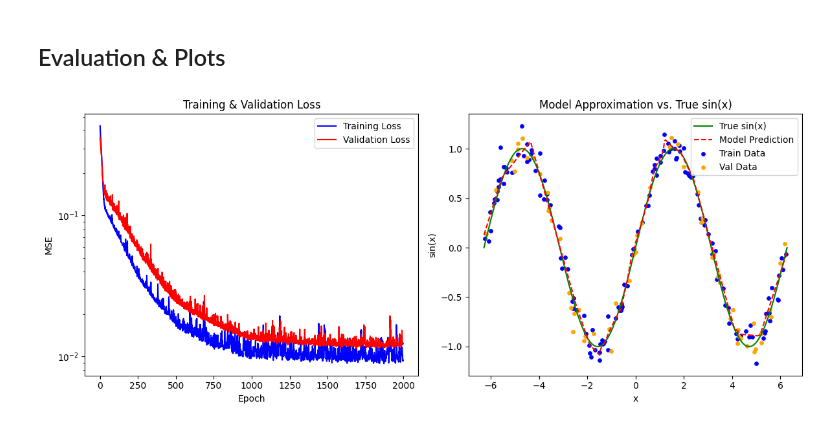
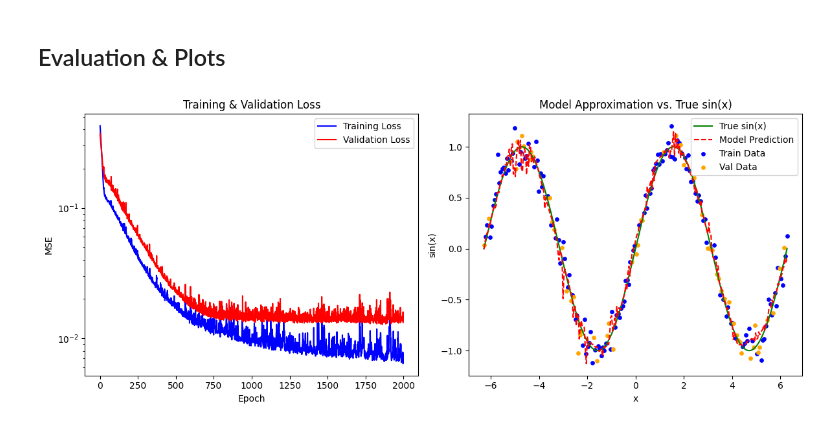
Before and after one commit to Scinawa/learning2learn, a Jupyter notebook: train.ipynb, the cells around one changed output. Drawn from its saved outputs; the diff is of its cells as text; code cells hidden in the pictures.

```diff
--- a/train.ipynb
+++ b/train.ipynb
@@ -36,7 +36,7 @@ INPUT_NOISE_STD = 0.2    # standard deviation of noise added to x
 OUTPUT_NOISE_STD = 0.1   # standard deviation of noise added to sin(x)
 
 # Model architecture
-NUM_INPUTS = 1           # we feed x only (or could feed x + noise as 2D input if you wish)
+NUM_INPUTS = 2           # we feed x only (or could feed x + noise as 2D input if you wish)
 HIDDEN_LAYERS = 2        # how many hidden layers
 HIDDEN_DIM = 32          # width of each hidden layer
 ACTIVATION = nn.ReLU()   # activation function
@@ -61,7 +61,7 @@ def generate_sin_data(
     x_interval: float,
     how: str = "linspace",
     input_noise_std: float = 0.0,
-    output_noise_std: float = 0.0
+    output_noise_std: float = 0.0,
 ):
     """
     Generates (x, sin(x)) data, splits it into training and validation sets.
@@ -91,13 +91,14 @@ def generate_sin_data(
         raise ValueError("Invalid generation method. Choose 'linspace' or 'random'.")
 
     # Add optional noise to x
-    x_noisy = x + np.random.normal(loc=0.0, scale=input_noise_std, size=total_size)
+    x_noise = np.random.normal(loc=0.0, scale=input_noise_std, size=total_size)
 
     # Generate output sin(x) with optional noise
-    y = np.sin(x_noisy) + np.random.normal(loc=0.0, scale=output_noise_std, size=total_size)
+    y_noise = np.random.normal(loc=0.0, scale=output_noise_std, size=total_size)
+    y = np.sin(x) + y_noise
 
     # Convert to torch Tensors
-    X = torch.tensor(x_noisy, dtype=torch.float32).view(-1, 1)
+    X = torch.tensor(np.stack([x, x_noise], axis=-1), dtype=torch.float32)
     Y = torch.tensor(y, dtype=torch.float32)
 
     # Create dataset
@@ -113,7 +114,7 @@ def generate_sin_data(
 
     # Extract X_train, y_train, X_val, y_val
     X_train, y_train = train_dataset[:]
-    X_val,   y_val   = val_dataset[:]
+    X_val, y_val = val_dataset[:]
 
     return X_train, y_train, X_val, y_val
 # %% [markdown]
@@ -128,7 +129,8 @@ class SinApproximator(nn.Module):
                  hidden_layers: int = 2,
                  hidden_dim: int = 32,
                  num_outputs: int = 1,
-                 activation: nn.Module = nn.ReLU()):
+                 activation: nn.Module = nn.ReLU(),
+                 activation_last: nn.Module = nn.Tanh()):
         super(SinApproximator, self).__init__()
 
         layers = []
@@ -143,7 +145,7 @@ class SinApproximator(nn.Module):
 
         # Output layer
         layers.append(nn.Linear(hidden_dim, num_outputs))
-
+        #layers.append(activation_last)
         self.net = nn.Sequential(*layers)
 
     def forward(self, x):
@@ -283,6 +285,8 @@ train_losses, val_losses, best_state = train_model(
 ## Evaluation & Plots
 # %%
 model.load_state_dict(best_state)
+
+
 def plot_results(
     model: nn.Module,
     X_train: torch.Tensor,
@@ -291,7 +295,7 @@ def plot_results(
     y_val: torch.Tensor,
     train_losses: list,
     val_losses: list,
-    device: str = "cpu"
+    device: str = "cpu",
 ):
     """
     Makes plots of:
@@ -312,8 +316,8 @@ def plot_results(
     model.to(device)
     X_train = X_train.to(device)
     y_train = y_train.to(device)
-    X_val   = X_val.to(device)
-    y_val   = y_val.to(device)
+    X_val = X_val.to(device)
+    y_val = y_val.to(device)
 
     fig, axs = plt.subplots(1, 2, figsize=(12, 5))
 
@@ -329,41 +333,69 @@ def plot_results(
     # 2) Plot predictions vs. ground truth
     #    We'll create a dense array of x for smooth plotting
     x_plot = np.linspace(-X_INTERVAL * np.pi, X_INTERVAL * np.pi, 300)
-    x_plot_t = torch.tensor(x_plot, dtype=torch.float32).view(-1, 1).to(device)
+    x_plot_noise = np.random.normal(loc=0.0, scale=INPUT_NOISE_STD, size=x_plot.shape)
+    x_plot_t = torch.tensor(
+        np.stack(
+            [
+                x_plot,
+                x_plot_noise,
+            ],
+            axis=-1,
+        ),
+        dtype=torch.float32,
+    ).to(device)
 
     model.eval()
     with torch.no_grad():
         preds_plot = model(x_plot_t).squeeze().cpu().numpy()
 
     # True sine
     sine_plot = np.sin(x_plot)
 
     # Plot them
     axs[1].plot(x_plot, sine_plot, label="True sin(x)", color="green")
-    axs[1].plot(x_plot, preds_plot, label="Model Prediction", color="red", linestyle="--")
+    axs[1].plot(
+        x_plot,
+        preds_plot,
+        label="Model Prediction",
+        color="red",
+        linestyle="--",
+    )
 
     # Also show the training and validation data points
-    axs[1].scatter(X_train.cpu().numpy(), y_train.cpu().numpy(), label="Train Data", color="blue", s=15)
-    axs[1].scatter(X_val.cpu().numpy(),   y_val.cpu().numpy(),   label="Val Data",   color="orange", s=15)
+    axs[1].scatter(
+        X_train.cpu().numpy()[:, 0],
+        y_train.cpu().numpy(),
+        label="Train Data",
+        color="blue",
+        s=15,
+    )
+    axs[1].scatter(
+        X_val.cpu().numpy()[:, 0],
+        y_val.cpu().numpy(),
+        label="Val Data",
+        color="orange",
+        s=15,
+    )
 
     axs[1].set_xlabel("x")
     axs[1].set_ylabel("sin(x)")
     axs[1].set_title("Model Approximation vs. True sin(x)")
     axs[1].legend()
 
     plt.tight_layout()
     plt.show()
 
 
 plot_results(
     model,
     X_train,
     y_train,
     X_val,
     y_val,
     train_losses,
     val_losses,
-    device=DEVICE
+    device=DEVICE,
 )
 # %% [output]
-[figure, old version]
+[figure, new version]
```
Also changed, not shown: parts of 1 cell of this notebook.
